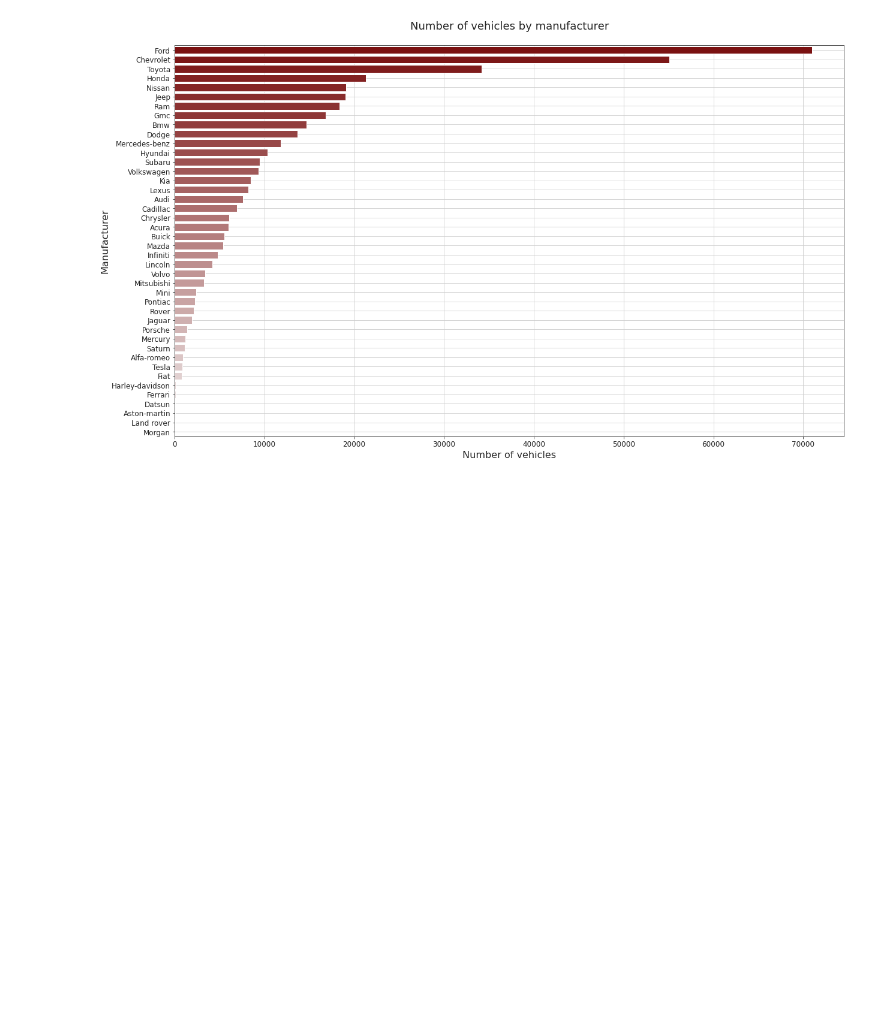
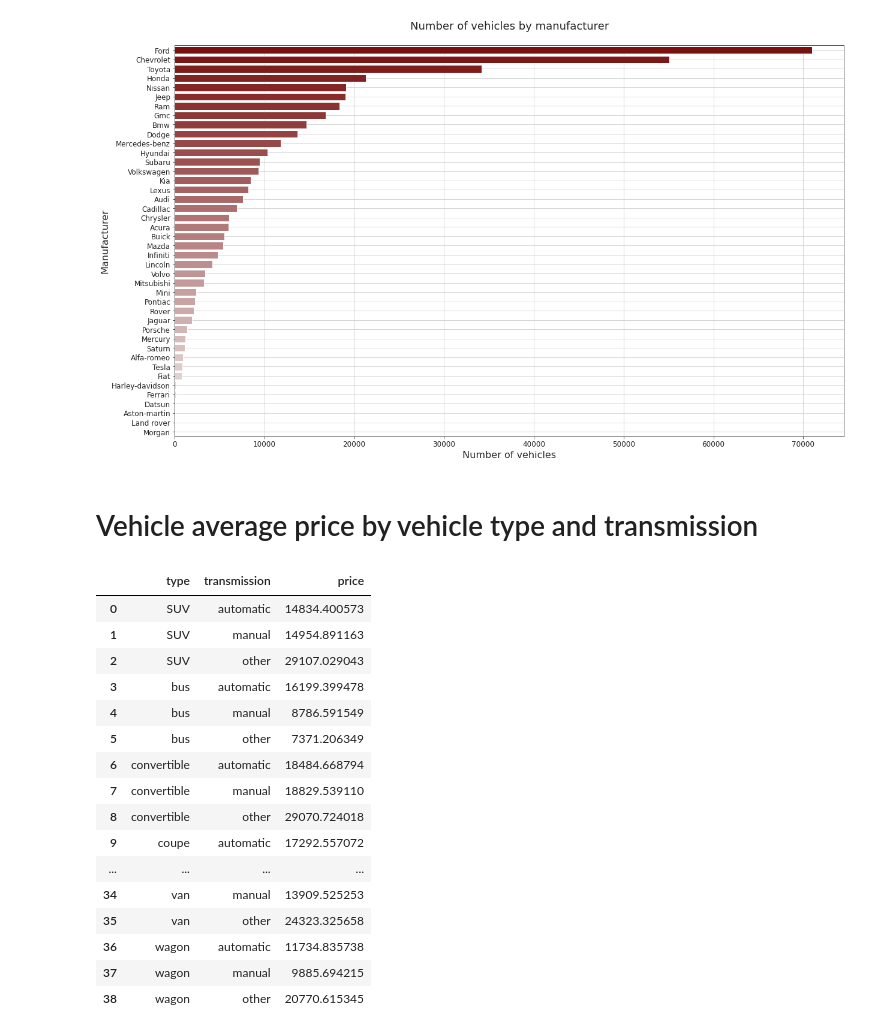
Before and after one commit to Mr0l3/used-cars-analysis, a Jupyter notebook: used-cars-analysis.ipynb, the cells around one changed output. Saved outputs shown, nothing was run; the diff lists cells and outputs as text; code cells hidden in the pictures; blank space fills up the shorter version.

```diff
--- a/used-cars-analysis.ipynb
+++ b/used-cars-analysis.ipynb
@@ -181,3 +181,5 @@ plt.xlabel('Number of vehicles', fontdict={'fontsize': 16})
 plt.show()
 # %% [output]
 [figure]
+# %% [markdown]
+# Vehicle average price by vehicle type and transmission
@@ -183,0 +197,22 @@ plt.show()
+# %%
+prices_df = no_out_df.groupby(['type', 'transmission'])['price'].mean()
+prices_df = prices_df.reset_index()
+prices_df
+# %% [output]
+|  | type | transmission | price |
+| 0 | SUV | automatic | 14834.400573 |
+| 1 | SUV | manual | 14954.891163 |
+| 2 | SUV | other | 29107.029043 |
+| 3 | bus | automatic | 16199.399478 |
+| 4 | bus | manual | 8786.591549 |
+| 5 | bus | other | 7371.206349 |
+| 6 | convertible | automatic | 18484.668794 |
+| 7 | convertible | manual | 18829.539110 |
+| 8 | convertible | other | 29070.724018 |
+| 9 | coupe | automatic | 17292.557072 |
+| ... | ... | ... | ... |
+| 34 | van | manual | 13909.525253 |
+| 35 | van | other | 24323.325658 |
+| 36 | wagon | automatic | 11734.835738 |
+| 37 | wagon | manual | 9885.694215 |
+| 38 | wagon | other | 20770.615345 |
```
Also changed, not shown: parts of 3 cells of this notebook, 2 other files.
